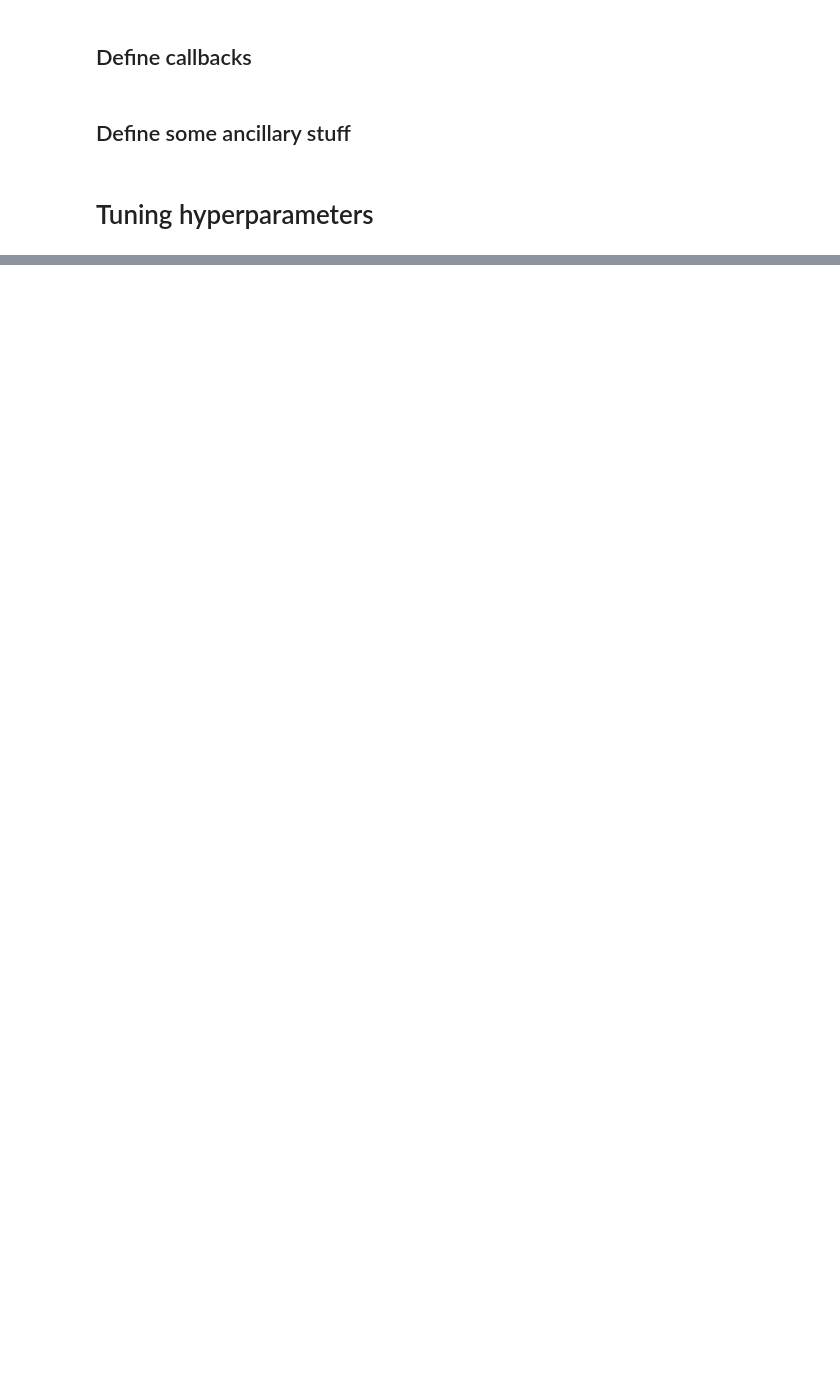
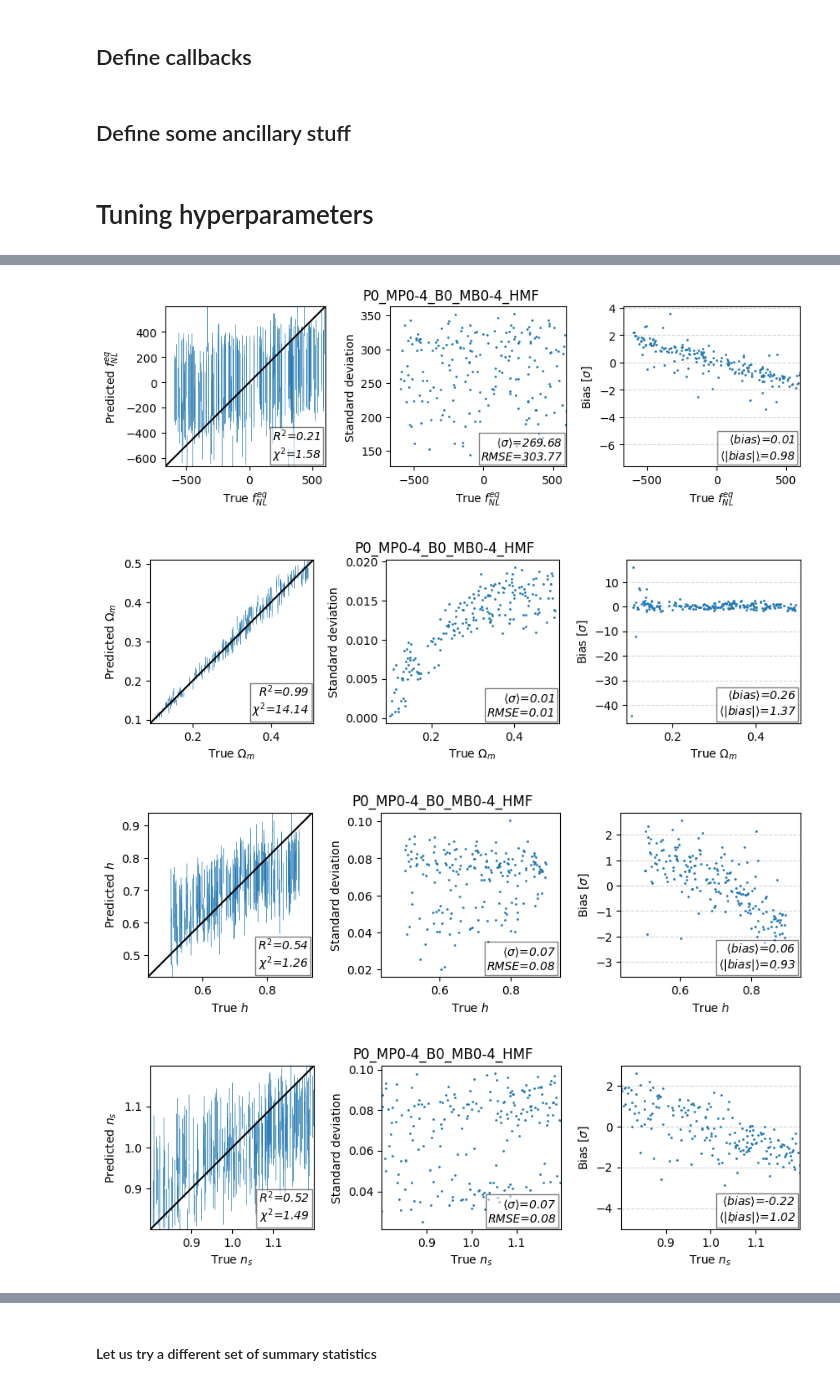
Before and after one commit to supriodubey/Thesis, a Jupyter notebook: codes/Moment_Network_LCDM.ipynb, the cells around one changed output, grey strips where cells are left out. Saved outputs shown, nothing was run; the diff lists cells and outputs as text; code cells hidden in the pictures; blank space fills up the shorter version.

```diff
--- a/codes/Moment_Network_LCDM.ipynb
+++ b/codes/Moment_Network_LCDM.ipynb
@@ -371,3 +422,33 @@ def check_predictions(trueY, predicY, predicE, label='quantity [some units]', nu
     else:
         plt.subplots_adjust(left=0.05, right=0.975, top=0.975, bottom=0.2)
     fig.show()
+# %%
+# prediction of parameters
+def prediction(model,X_test_set,y_test_set,mean_params,std_params,title):
+
+    """
+    model: model name of the fitting model
+    X_test_set: Test set
+    y_test_set: Test Label
+    title: String i/p - summary statistics used
+    """
+    assert isinstance(title, str), "Title must be a string"
+    predictions = model.predict(X_test_set, verbose=0)
+    df_predictions = pd.DataFrame(predictions)
+    y_mean_predict = df_predictions[df_predictions.columns[:5]]
+    y_sigma_predict = df_predictions[df_predictions.columns[5:]]
+
+    true_y = ((y_test * std_params) + mean_params).reset_index(drop=True).values
+    predict_y = ((y_mean_predict * std_params)  + mean_params).values
+    predict_E = (y_sigma_predict*std_params).values
+    # print("Returns true_y, predict_y, predict_E, df_predictions")
+
+    #Plot of Predicted, std_dev, Bias vs True
+    for j in range(len(mean_params)):
+        check_predictions(
+            true_y[:,j],
+            predict_y[:,j],
+            predict_E[:,j],
+            label=label_LaTeX_names_equilateral[j],
+            title= title)
+    return (true_y,predict_y,predict_E,df_predictions)
@@ -513,0 +584,7 @@ for j in range(5):
+# %%
+predictions = prediction(model,X_test,y_test,mean_params,std_params,title = "P0_MP0-4_B0_MB0-4_HMF")
+# %% [output]
+[figure, added]
+[figure, added]
+[figure, added]
+[figure, added]
@@ -513,0 +592,2 @@ for j in range(5):
+# %% [markdown]
+#### Let us try a different set of summary statistics
```
Also changed, not shown: parts of 44 cells of this notebook.
